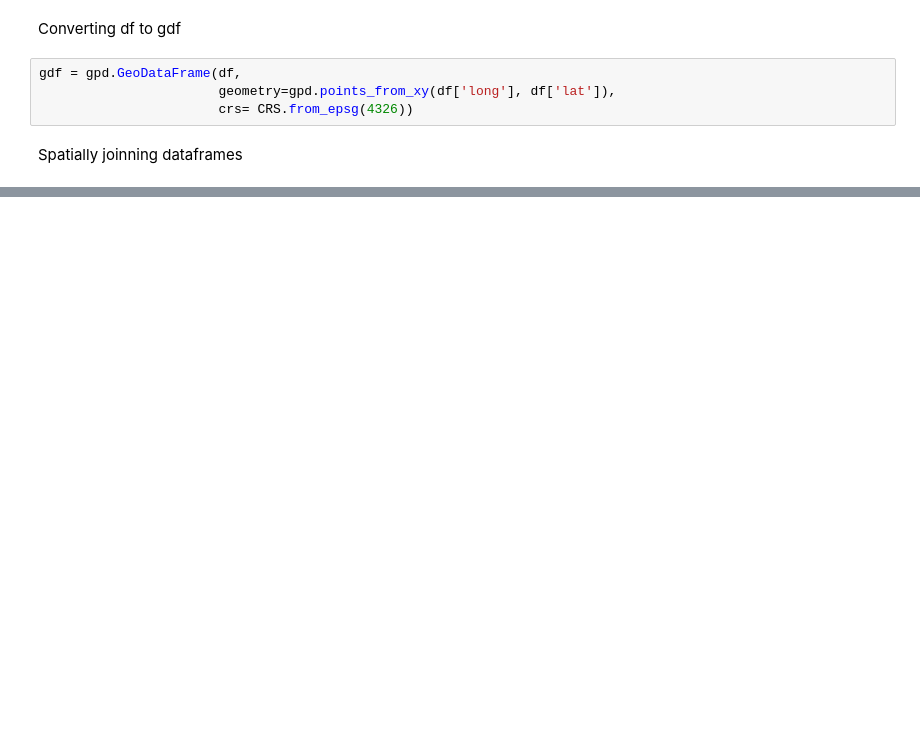
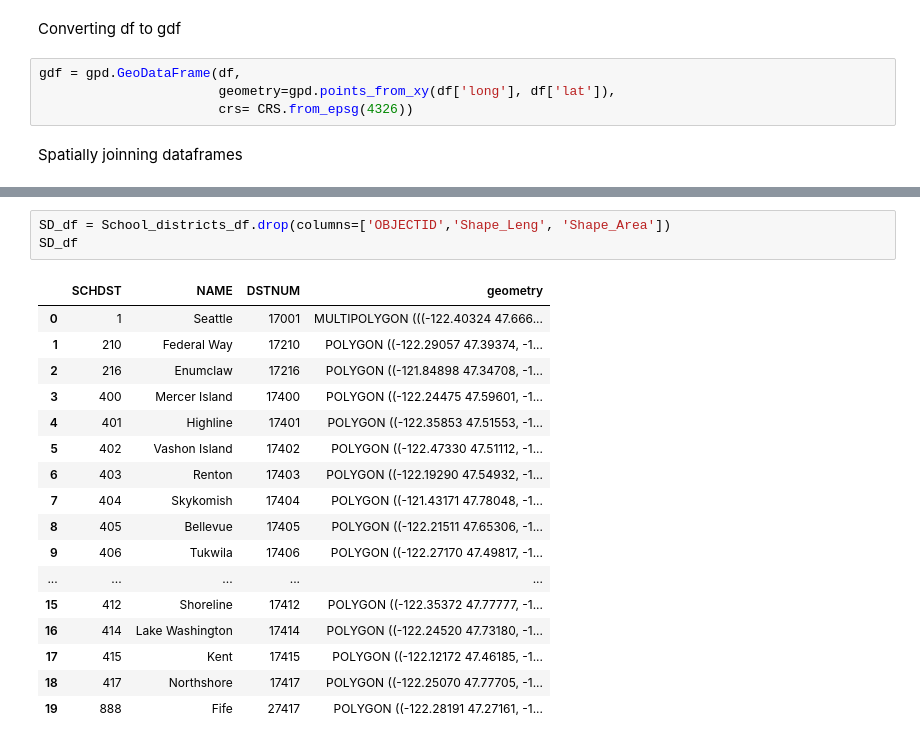
Before and after one commit to drykvf/Housing-Project, a Jupyter notebook: keanan_gis_work/Keanan_gis_code.ipynb, the cells around one changed output, grey strips where cells are left out. Saved outputs shown, nothing was run; the diff lists cells and outputs as text; blank space fills up the shorter version.

```diff
--- a/keanan_gis_work/Keanan_gis_code.ipynb
+++ b/keanan_gis_work/Keanan_gis_code.ipynb
@@ -44,0 +120,21 @@ gdf_final = gpd.sjoin(gdf, king_boundary, how='inner')
+# %%
+SD_df = School_districts_df.drop(columns=['OBJECTID','Shape_Leng', 'Shape_Area'])
+SD_df
+# %% [output]
+|  | SCHDST | NAME | DSTNUM | geometry |
+| 0 | 1 | Seattle | 17001 | MULTIPOLYGON (((-122.40324 47.666... |
+| 1 | 210 | Federal Way | 17210 | POLYGON ((-122.29057 47.39374, -1... |
+| 2 | 216 | Enumclaw | 17216 | POLYGON ((-121.84898 47.34708, -1... |
+| 3 | 400 | Mercer Island | 17400 | POLYGON ((-122.24475 47.59601, -1... |
+| 4 | 401 | Highline | 17401 | POLYGON ((-122.35853 47.51553, -1... |
+| 5 | 402 | Vashon Island | 17402 | POLYGON ((-122.47330 47.51112, -1... |
+| 6 | 403 | Renton | 17403 | POLYGON ((-122.19290 47.54932, -1... |
+| 7 | 404 | Skykomish | 17404 | POLYGON ((-121.43171 47.78048, -1... |
+| 8 | 405 | Bellevue | 17405 | POLYGON ((-122.21511 47.65306, -1... |
+| 9 | 406 | Tukwila | 17406 | POLYGON ((-122.27170 47.49817, -1... |
+| ... | ... | ... | ... | ... |
+| 15 | 412 | Shoreline | 17412 | POLYGON ((-122.35372 47.77777, -1... |
+| 16 | 414 | Lake Washington | 17414 | POLYGON ((-122.24520 47.73180, -1... |
+| 17 | 415 | Kent | 17415 | POLYGON ((-122.12172 47.46185, -1... |
+| 18 | 417 | Northshore | 17417 | POLYGON ((-122.25070 47.77705, -1... |
+| 19 | 888 | Fife | 27417 | POLYGON ((-122.28191 47.27161, -1... |
```
Also changed, not shown: parts of 14 cells of this notebook, 20 other files.
